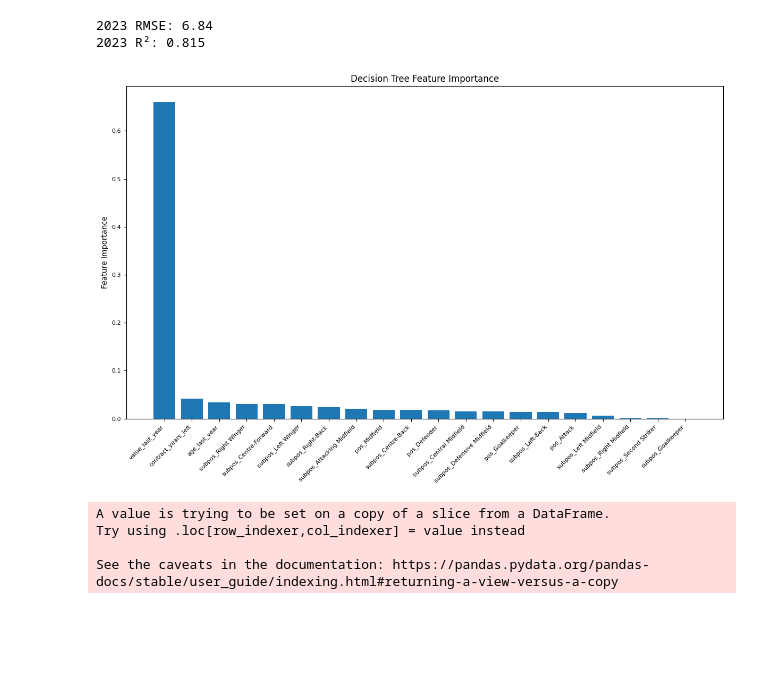
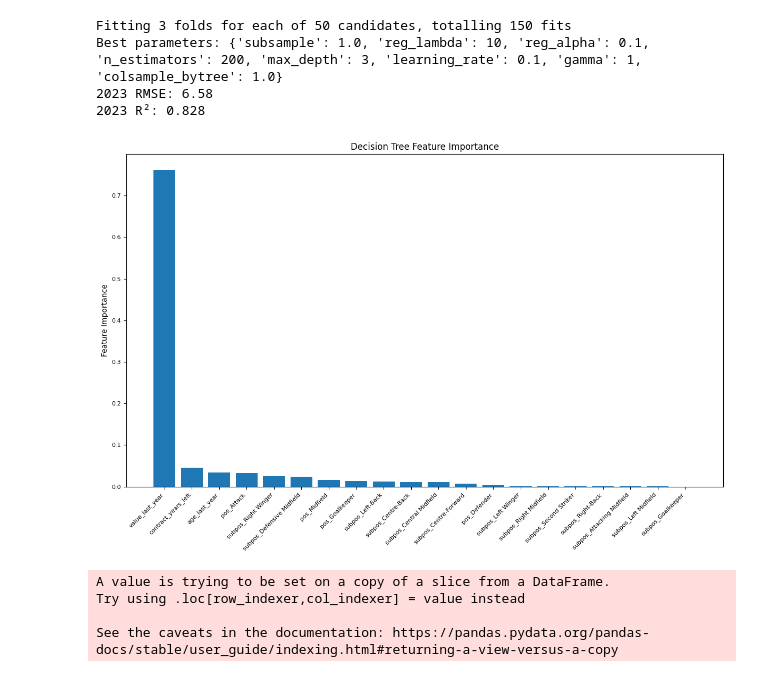
Before and after one commit to tomknuckey/football_player_value_predictions, a Jupyter notebook: decision_tree_forecasting.ipynb, the cells around one changed output. Drawn from its saved outputs; the diff is of its cells as text; code cells hidden in the pictures; blank space fills up the shorter version.

Commit message:
Version 0.0.2 - Create Hyperparameters and Random Search

```diff
--- a/decision_tree_forecasting.ipynb
+++ b/decision_tree_forecasting.ipynb
@@ -62,17 +62,42 @@ def predict_future_values(
             - y_test from the base year (only valid for the first year).
     """
     target = "market_value_in_million_eur"
+    param_grid = {
+        "n_estimators": [100, 200, 300],        # Number of boosting rounds (trees).
+        "max_depth": [3, 5, 7],                 # Maximum depth of each tree.
+        "learning_rate": [0.01, 0.1, 0.3],      # Step size shrinkage.
+        "subsample": [0.7, 0.8, 1.0],           # Row sampling.
+        "colsample_bytree": [0.7, 0.8, 1.0],    # Feature sampling.
+        "gamma": [0, 1, 5],                     # Min loss reduction to make a split.
+        "reg_alpha": [0, 0.1, 1],               # L1 regularization term.
+        "reg_lambda": [0.1, 1, 10],             # L2 regularization term.
+    }
 
-    # Train model
+    # Prepare training data
     X_train = train_df[features]
     y_train = train_df[target]
-    regressor = XGBRegressor(
-        n_estimators=100,
-        learning_rate=0.1,
-        random_state=42,
-        objective="reg:squarederror",
+
+    # Define model and CV strategy
+    xgb = XGBRegressor(random_state=42, objective="reg:squarederror")
+    tscv = TimeSeriesSplit(n_splits=3)
+
+    regressor = RandomizedSearchCV(
+        estimator=xgb,
+        param_distributions=param_grid,
+        n_iter=50,
+        scoring="neg_mean_squared_error",
+        cv=tscv,
+        verbose=1,
+        n_jobs=-1,
+        random_state=42
     )
+
+    # Fit model
     regressor.fit(X_train, y_train)
+
+    # Output best parameters
+    print(f"Best parameters: {regressor.best_params_}")
+
 
     predictions = []
     current_df = test_df.copy()
@@ -119,8 +144,10 @@ def predict_future_values(
 # %%
 forecast_df, regressor, y_test = predict_future_values(train_df, test_df, [2023, 2024, 2025, 2026, 2027, 2028], features)
 # %% [output]
-2023 RMSE: 6.84
-2023 R²: 0.815
+Fitting 3 folds for each of 50 candidates, totalling 150 fits
+Best parameters: {'subsample': 1.0, 'reg_lambda': 10, 'reg_alpha': 0.1, 'n_estimators': 200, 'max_depth': 3, 'learning_rate': 0.1, 'gamma': 1, 'colsample_bytree': 1.0}
+2023 RMSE: 6.58
+2023 R²: 0.828
 # %%
 # Merge with actual market values for evaluation
 
@@ -128,9 +155,9 @@ merged = forecast_df.merge(test_df[["player_id", "name"]], on=["player_id"], how
 end = time.time()
 diff = end - start
 # %%
-plot_decision_tree_importance(regressor, features)
+plot_decision_tree_importance(regressor.best_estimator_, features)
 # %% [output]
-[figure, old version]
+[figure, new version]
 # %%
 players = [418560, 357662, 565822, 859951, 148455, 274839, 542580, 568177]
 plot_player_value_trends(train_df=train_df, merged_df=merged, player_ids=players)
```
Also changed, not shown: parts of 2 cells of this notebook.
